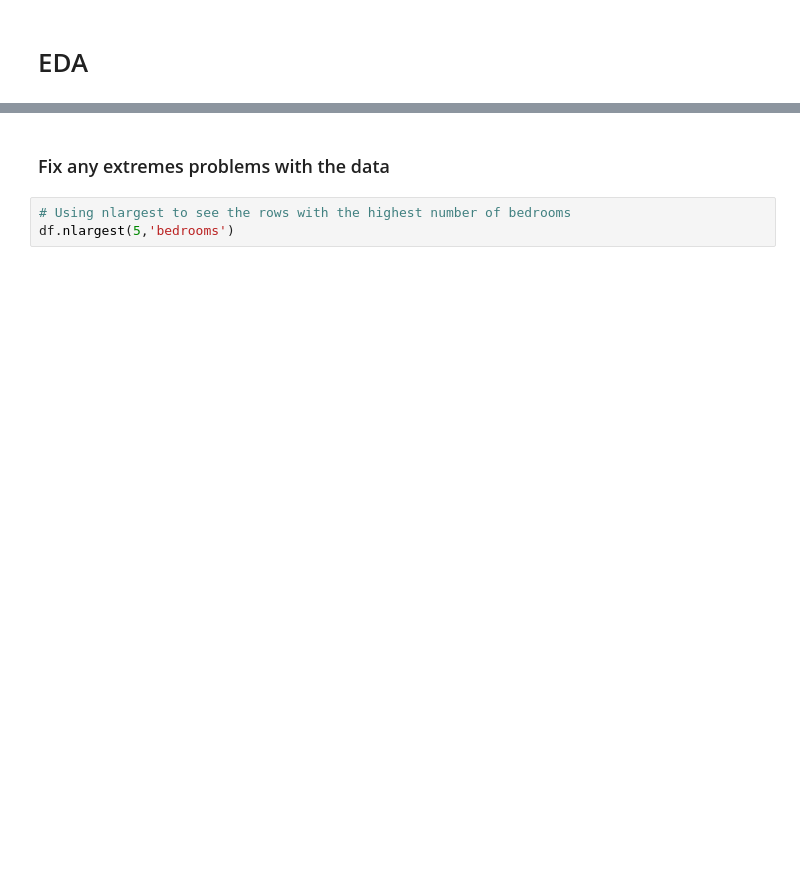
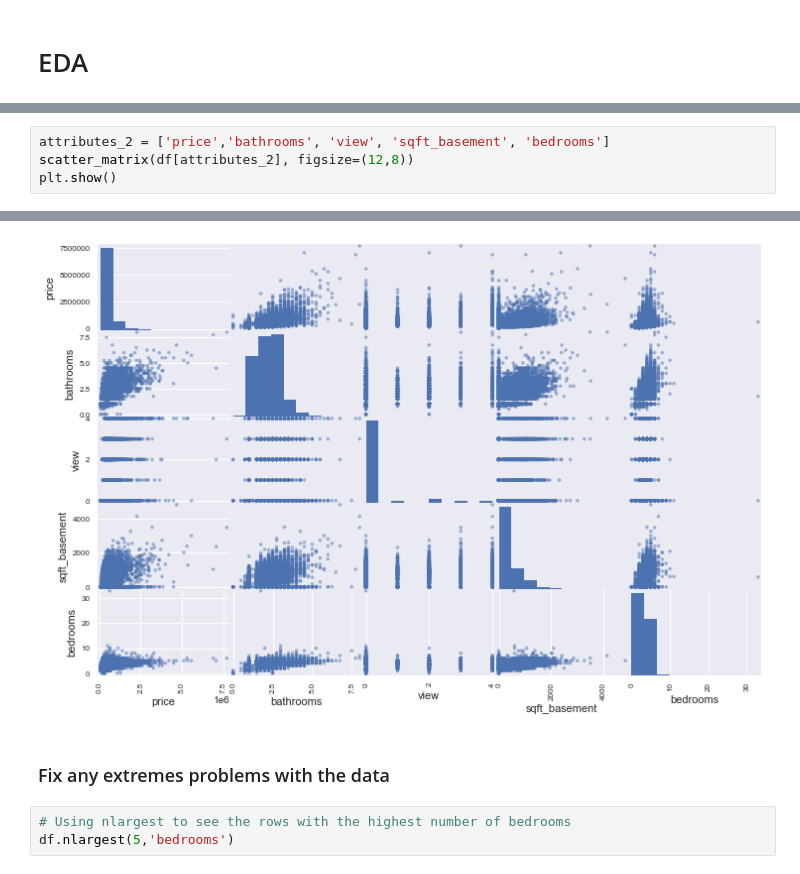
Before and after one commit to Ismaeltrevi/house-price-prediction, a Jupyter notebook: notebooks/EDA-and-feature-engineering.ipynb, the cells around one changed output, grey strips where cells are left out. Cells and saved outputs as stored; diff of their text form; blank space fills up the shorter version.

```diff
--- a/notebooks/EDA-and-feature-engineering.ipynb
+++ b/notebooks/EDA-and-feature-engineering.ipynb
@@ -149,0 +250,5 @@ ValueError: style must be one of white, dark, whitegrid, darkgrid, ticks
+# %%
+attributes_2 = ['price','bathrooms', 'view', 'sqft_basement', 'bedrooms']
+scatter_matrix(df[attributes_2], figsize=(12,8))
+plt.show()
+# %% [output]
@@ -150,3 +256,4 @@ ValueError: style must be one of white, dark, whitegrid, darkgrid, ticks
+[figure, added]
 # %% [markdown]
 ### Fix any extremes problems with the data
 # %%
```
Also changed, not shown: parts of 25 cells of this notebook.
